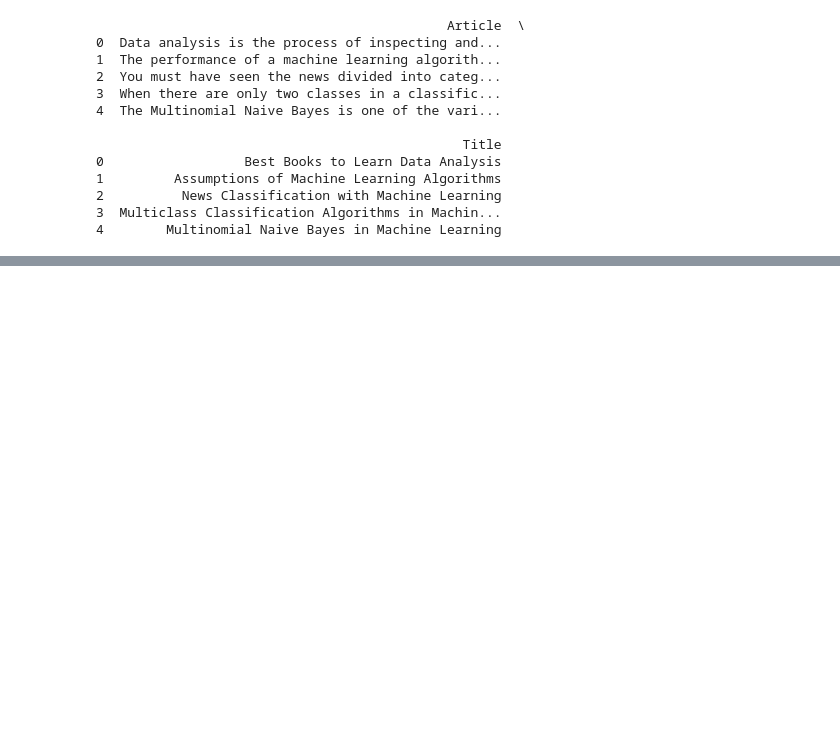
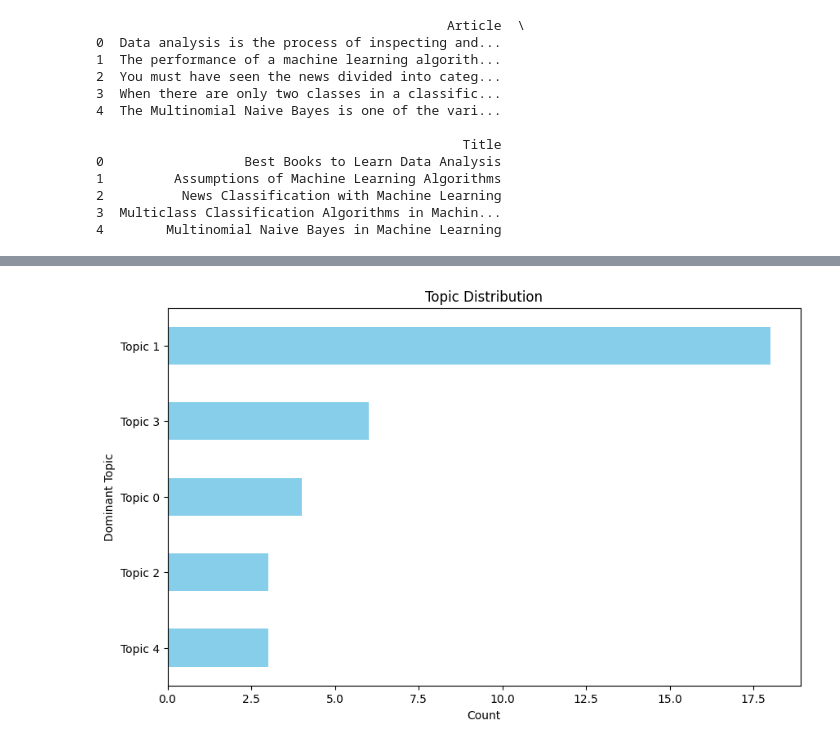
Before and after one commit to Jeevan177/Text-Analysis, a Jupyter notebook: Code.ipynb, the cells around one changed output, grey strips where cells are left out. Saved outputs shown, nothing was run; the diff lists cells and outputs as text; code cells hidden in the pictures; blank space fills up the shorter version.

```diff
--- a/Code.ipynb
+++ b/Code.ipynb
@@ -67,13 +84,20 @@ fig.show()
 # %%
 # Topic Modeling
 vectorizer = CountVectorizer(max_df=0.95, min_df=2, max_features=1000, stop_words='english')
 tf = vectorizer.fit_transform(data['Article'])
 lda_model = LatentDirichletAllocation(n_components=5, random_state=42)
 lda_topic_matrix = lda_model.fit_transform(tf)
 
-# Visualize topics
+# Visualize topics using Matplotlib
 topic_names = ["Topic " + str(i) for i in range(lda_model.n_components)]
 data['Dominant_Topic'] = [topic_names[i] for i in lda_topic_matrix.argmax(axis=1)]
 
-fig = px.bar(data['Dominant_Topic'].value_counts().reset_index(), x='count', y='Dominant_Topic', title='Topic Distribution')
-fig.show()
+# Plotting
+plt.figure(figsize=(10, 6))
+data['Dominant_Topic'].value_counts().sort_values().plot(kind='barh', color='skyblue')
+plt.title('Topic Distribution')
+plt.xlabel('Count')
+plt.ylabel('Dominant Topic')
+plt.show()
+# %% [output]
+[figure, added]
```
Also changed, not shown: parts of 4 cells of this notebook.
